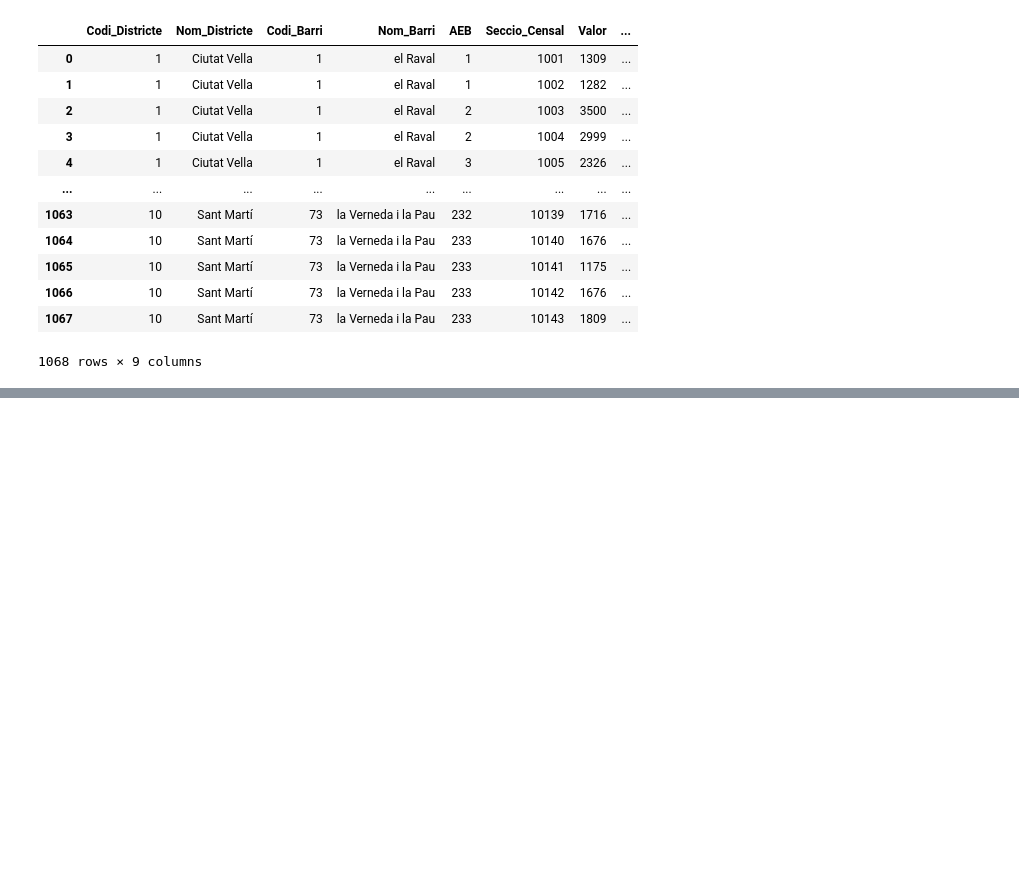
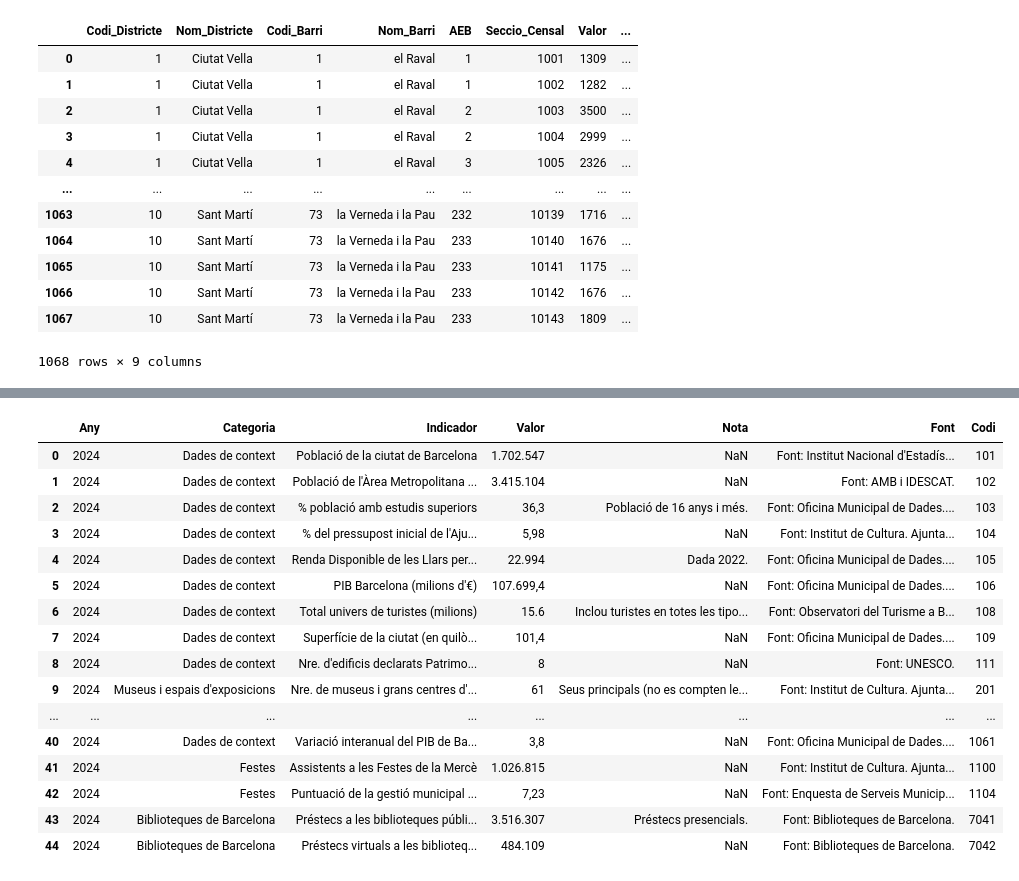
Before and after one commit to julio-bp/Cultura_Barcelona, a Jupyter notebook: proyecto3.ipynb, the cells around one changed output, grey strips where cells are left out. Cells and saved outputs as stored; diff of their text form; code cells hidden in the pictures; blank space fills up the shorter version.

```diff
--- a/proyecto3.ipynb
+++ b/proyecto3.ipynb
@@ -39,0 +15,3 @@ df_educacion = pd.read_csv(url1)
+# %%
+url2 = 'https://raw.githubusercontent.com/julio-bp/Cultura_Barcelona/refs/heads/main/2024_dadesciutat-dadesglobals.csv'
+df_datos = pd.read_csv(url2)
@@ -64,0 +654,20 @@ import funciones as fc #importamos el fichero
+# %%
+df_datos
+# %% [output]
+|  | Any | Categoria | Indicador | Valor | Nota | Font | Codi |
+| 0 | 2024 | Dades de context | Població de la ciutat de Barcelona | 1.702.547 | NaN | Font: Institut Nacional d'Estadís... | 101 |
+| 1 | 2024 | Dades de context | Població de l'Àrea Metropolitana ... | 3.415.104 | NaN | Font: AMB i IDESCAT. | 102 |
+| 2 | 2024 | Dades de context | % població amb estudis superiors | 36,3 | Població de 16 anys i més. | Font: Oficina Municipal de Dades.... | 103 |
+| 3 | 2024 | Dades de context | % del pressupost inicial de l'Aju... | 5,98 | NaN | Font: Institut de Cultura. Ajunta... | 104 |
+| 4 | 2024 | Dades de context | Renda Disponible de les Llars per... | 22.994 | Dada 2022. | Font: Oficina Municipal de Dades.... | 105 |
+| 5 | 2024 | Dades de context | PIB Barcelona (milions d'€) | 107.699,4 | NaN | Font: Oficina Municipal de Dades.... | 106 |
+| 6 | 2024 | Dades de context | Total univers de turistes (milions) | 15.6 | Inclou turistes en totes les tipo... | Font: Observatori del Turisme a B... | 108 |
+| 7 | 2024 | Dades de context | Superfície de la ciutat (en quilò... | 101,4 | NaN | Font: Oficina Municipal de Dades.... | 109 |
+| 8 | 2024 | Dades de context | Nre. d'edificis declarats Patrimo... | 8 | NaN | Font: UNESCO. | 111 |
+| 9 | 2024 | Museus i espais d'exposicions | Nre. de museus i grans centres d'... | 61 | Seus principals (no es compten le... | Font: Institut de Cultura. Ajunta... | 201 |
+| ... | ... | ... | ... | ... | ... | ... | ... |
+| 40 | 2024 | Dades de context | Variació interanual del PIB de Ba... | 3,8 | NaN | Font: Oficina Municipal de Dades.... | 1061 |
+| 41 | 2024 | Festes | Assistents a les Festes de la Mercè | 1.026.815 | NaN | Font: Institut de Cultura. Ajunta... | 1100 |
+| 42 | 2024 | Festes | Puntuació de la gestió municipal ... | 7,23 | NaN | Font: Enquesta de Serveis Municip... | 1104 |
+| 43 | 2024 | Biblioteques de Barcelona | Préstecs a les biblioteques públi... | 3.516.307 | Préstecs presencials. | Font: Biblioteques de Barcelona. | 7041 |
+| 44 | 2024 | Biblioteques de Barcelona | Préstecs virtuals a les biblioteq... | 484.109 | NaN | Font: Biblioteques de Barcelona. | 7042 |
```
Also changed, not shown: parts of 145 cells of this notebook, 1 other file.
